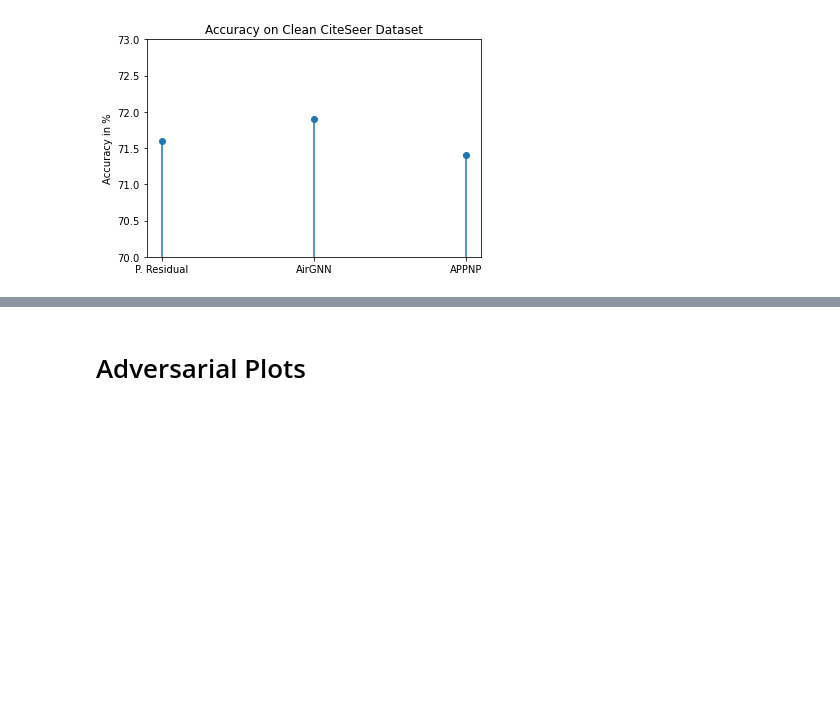
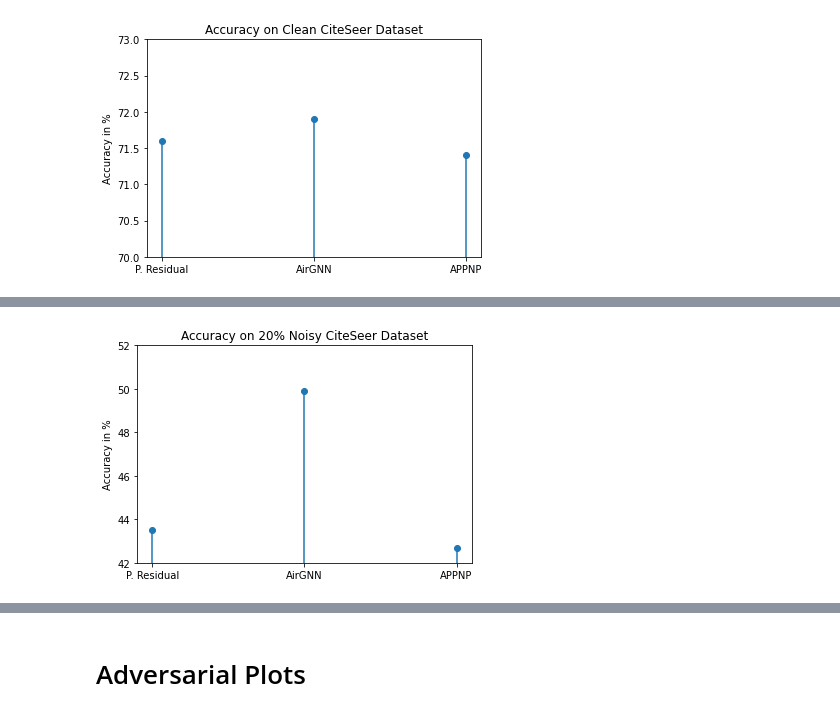
Before and after one commit to Karthik2924/Probabalistic_Graph_Residual, a Jupyter notebook: CreateGraphs_Template.ipynb, the cells around one changed output, grey strips where cells are left out. Cells and saved outputs as stored; diff of their text form; code cells hidden in the pictures; blank space fills up the shorter version.

```diff
--- a/CreateGraphs_Template.ipynb
+++ b/CreateGraphs_Template.ipynb
@@ -52,0 +66,11 @@ plt.ylabel("Accuracy in %");
+# %%
+baseAccCora = [43.5, 49.9, 42.7] #ours, airgnn, appnp
+models = ['P. Residual', 'AirGNN', 'APPNP']
+x = [0, 1, 2]
+plt.stem(baseAccCora);
+plt.title("Accuracy on 20% Noisy CiteSeer Dataset");
+plt.ylim(42.0, 52);
+plt.xticks(x,models);
+plt.ylabel("Accuracy in %");
+# %% [output]
+[figure, added]
```
Also changed, not shown: parts of 10 cells of this notebook.
